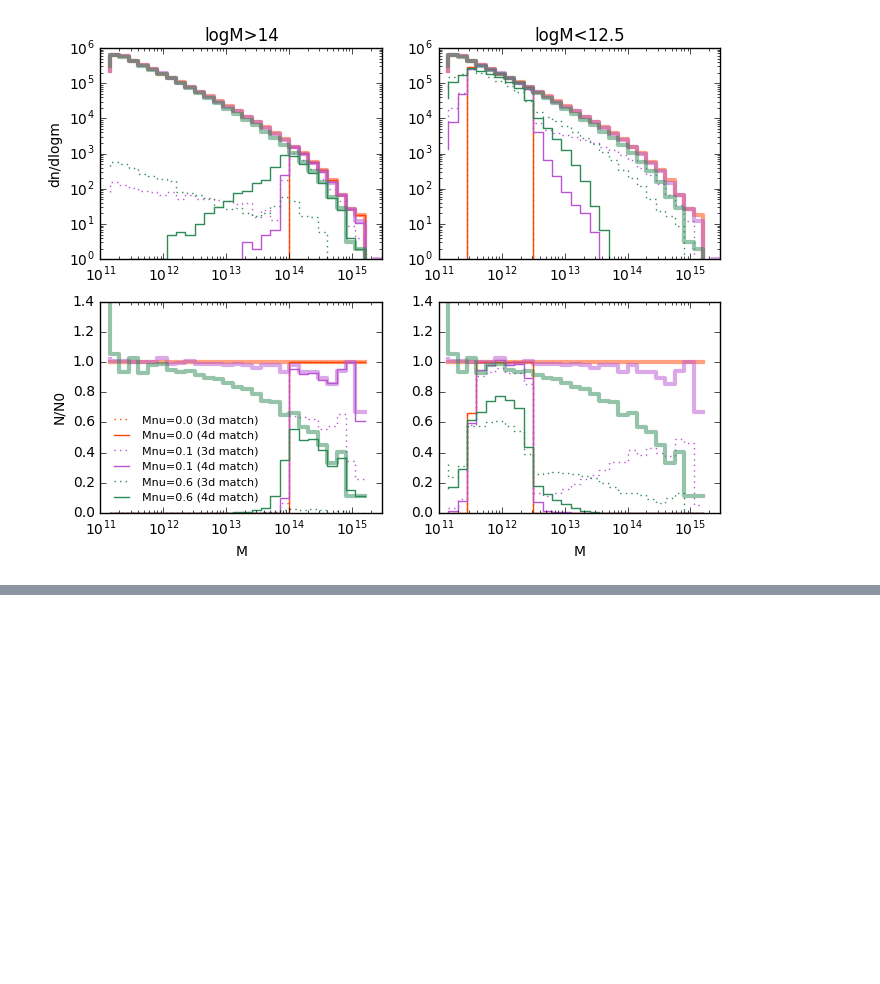
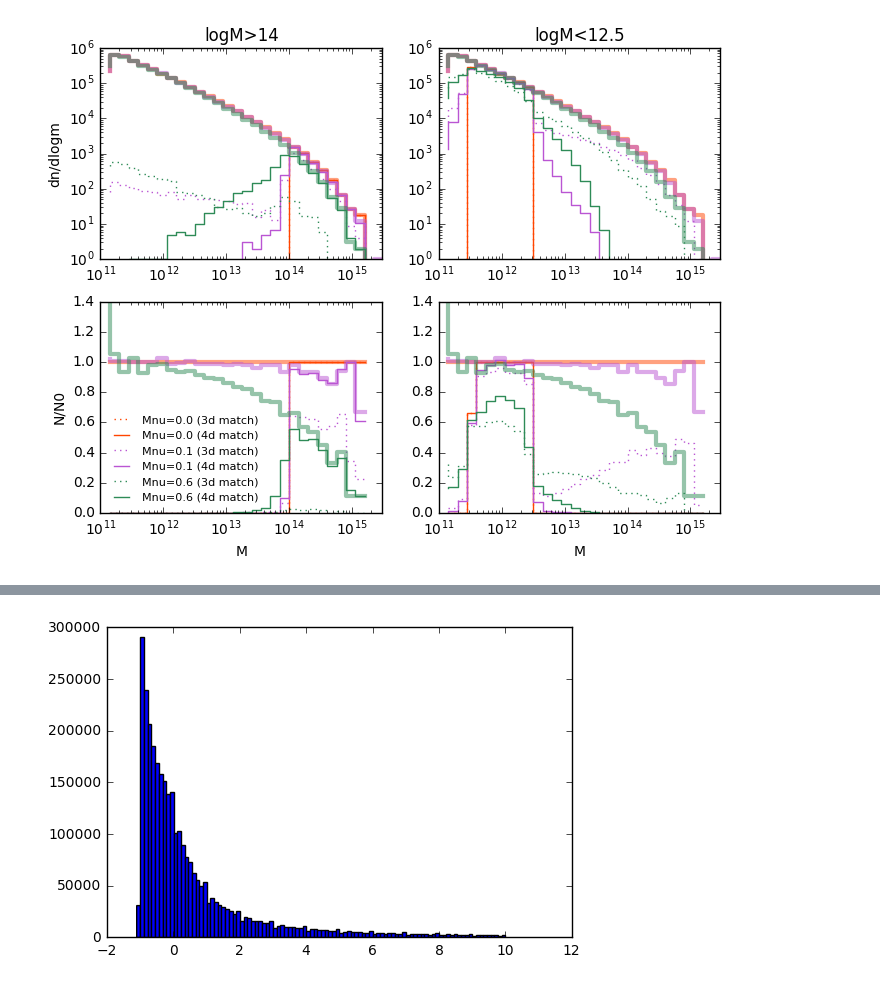
Before and after one commit to liuxx479/NUassemblybias, a Jupyter notebook: AB.ipynb, the cells around one changed output, grey strips where cells are left out. Drawn from its saved outputs; the diff is of its cells as text; code cells hidden in the pictures; blank space fills up the shorter version.

```diff
--- a/AB.ipynb
+++ b/AB.ipynb
@@ -645,0 +718,5 @@ ID0b, Mvir0b, Vmax0b, Rvir0b, Rs0b, x0b, y0b, z0b, Spin0b, PID0b = load('cat/mnv
+# %%
+hist(Mvir0b_sort/Mvir0_sort-1,bins=linspace(-1.1,10,101))
+show()
+# %% [output]
+[figure, added]
```
Also changed, not shown: parts of 9 cells of this notebook.
